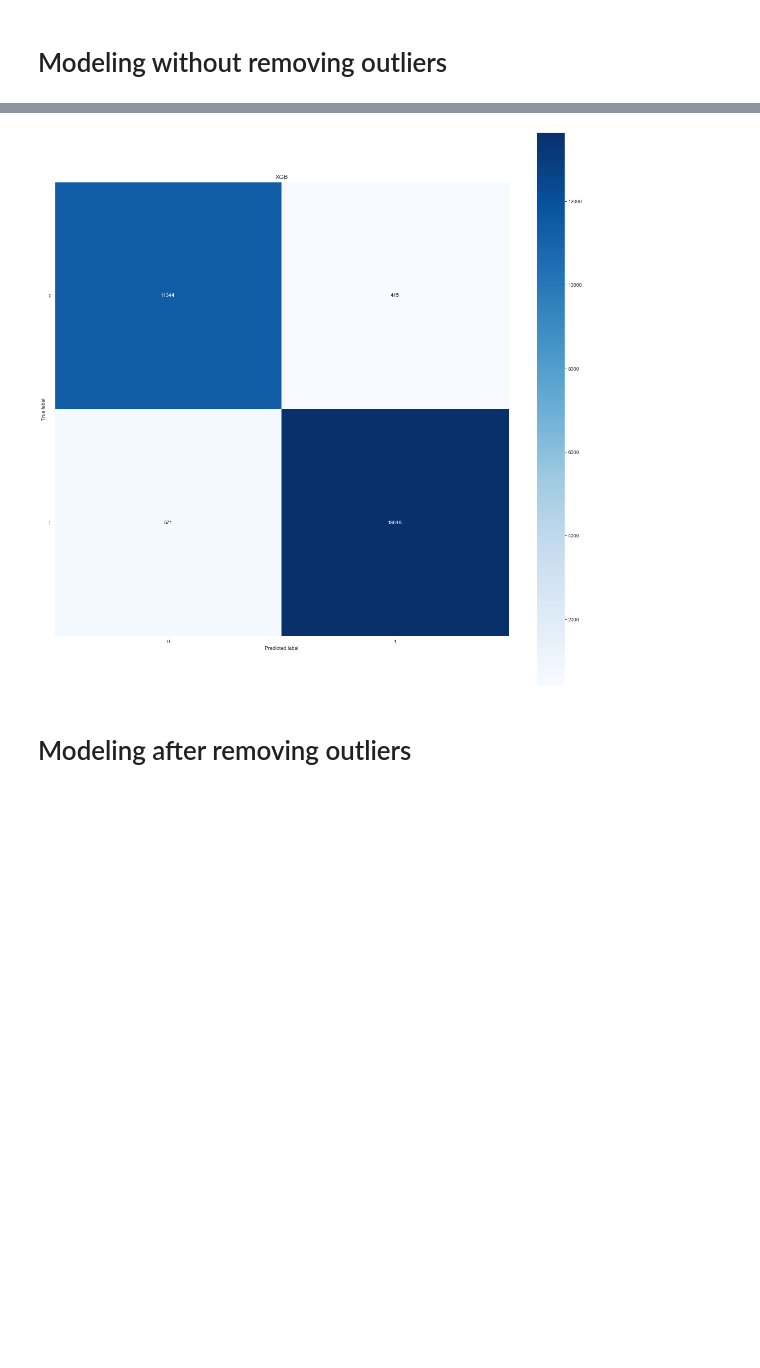
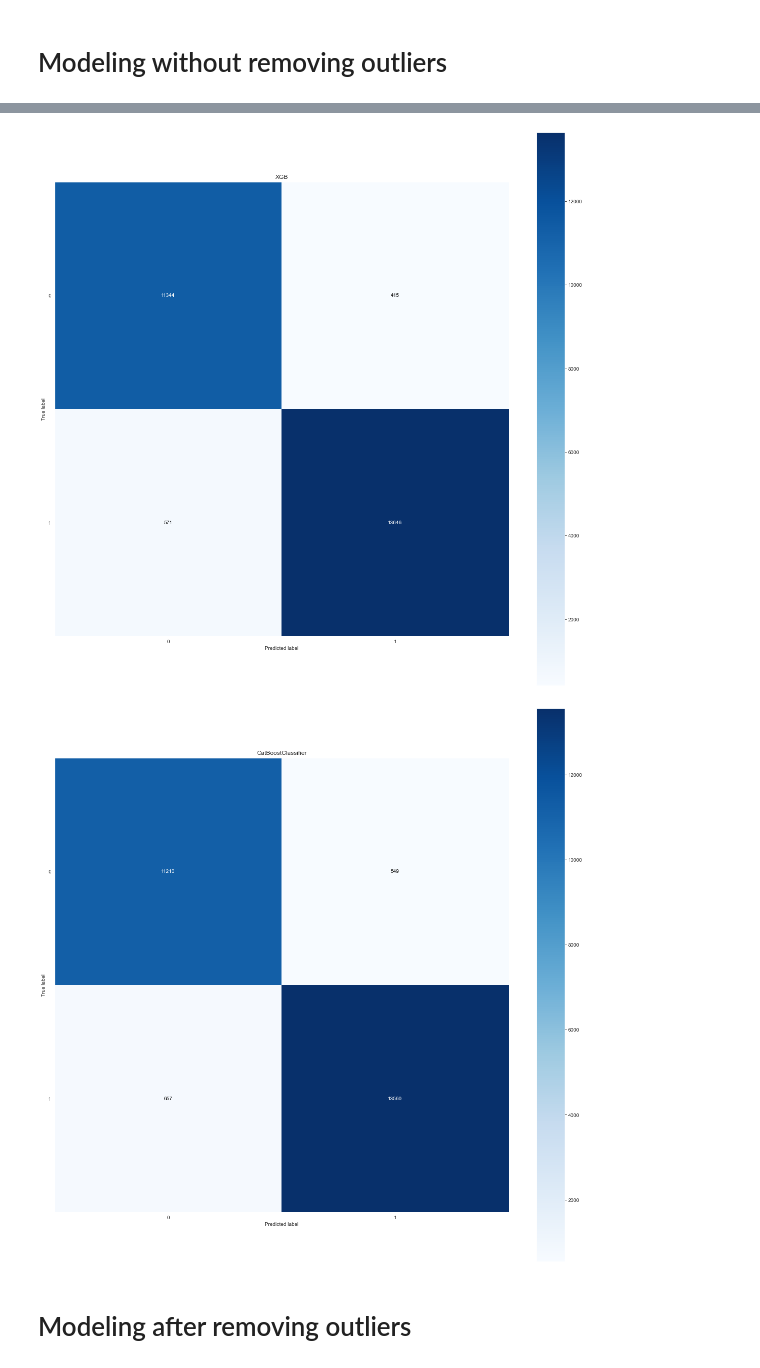
Before and after one commit to IinjyI/Airlines-Customer-Satisfaction, a Jupyter notebook: code-and-dataset/preprocessing-and-modeling.ipynb, the cells around one changed output, grey strips where cells are left out. Cells and saved outputs as stored; diff of their text form; code cells hidden in the pictures; blank space fills up the shorter version.

Commit message:
CatBoostClassifier

```diff
--- a/code-and-dataset/preprocessing-and-modeling.ipynb
+++ b/code-and-dataset/preprocessing-and-modeling.ipynb
@@ -271,10 +271,10 @@ models = [
             max_depth=80, max_features=3, n_estimators=100, learning_rate=0.1
         ),
     ),
-    # (
-    #     "CatBoostClassifier",
-    #     CatBoostClassifier(max_depth=10, iterations=10, learning_rate=0.4),
-    # ),
+     (
+         "CatBoostClassifier",
+         CatBoostClassifier(max_depth=10, iterations=10, learning_rate=0.4),
+     ),
     # ("KNeighborsClassifier", KNeighborsClassifier()),
 ]
 
@@ -304,4 +310,5 @@ weighted avg       0.96      0.96      0.96     25976
 [figure]
+[figure, added]
 # %% [markdown]
 # Modeling after removing outliers
 # %%
```
Also changed, not shown: parts of 2 cells of this notebook.
